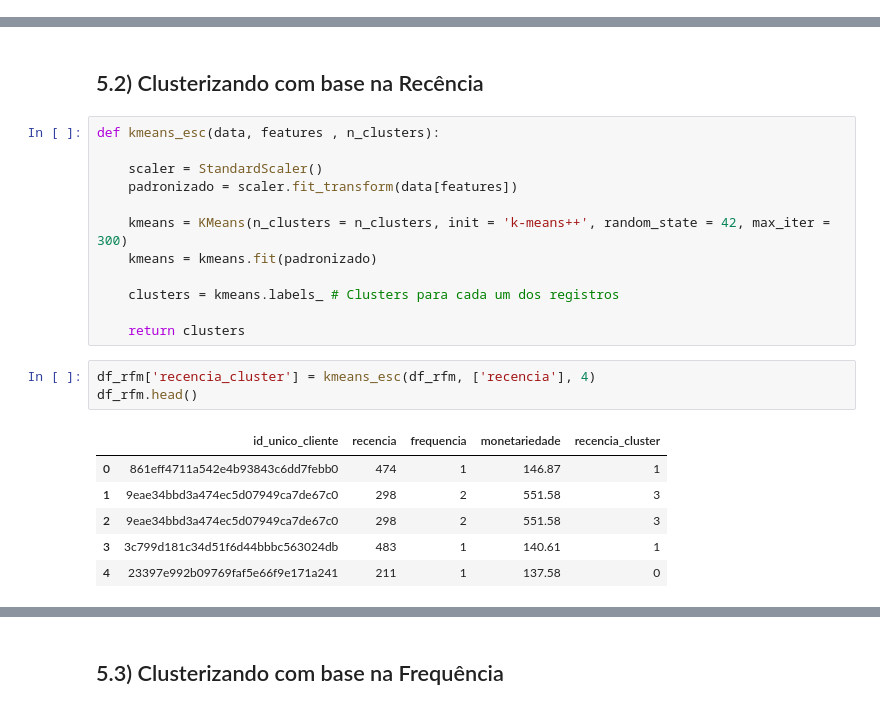
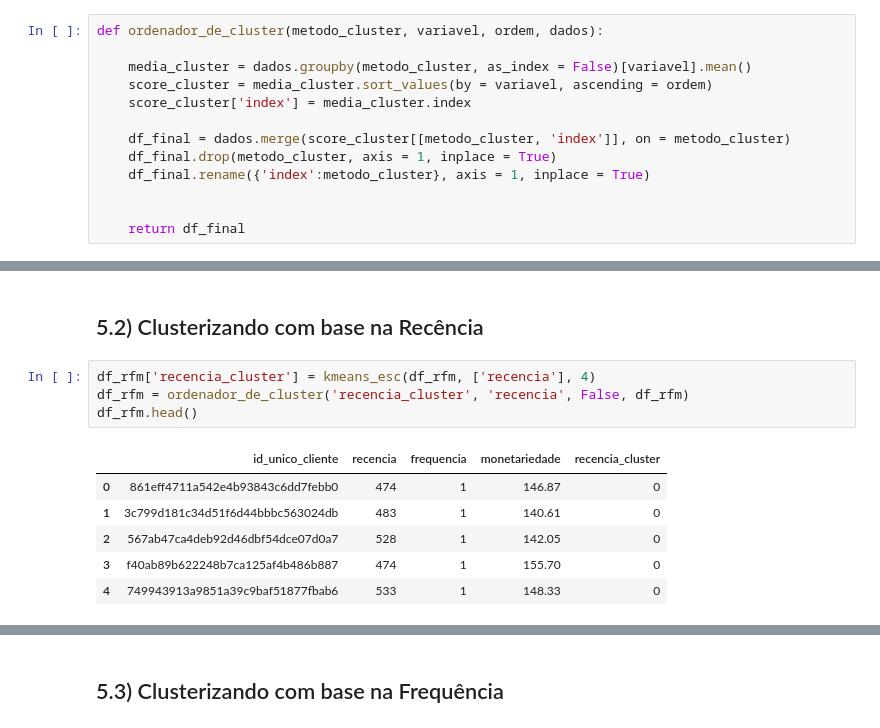
Before and after one commit to leonardovargas10/Modelo_Segmentacao_Clientes, a Jupyter notebook: segmentacao_clientes_marketing.ipynb, the cells around one changed output, grey strips where cells are left out. Drawn from its saved outputs; the diff is of its cells as text.

```diff
--- a/segmentacao_clientes_marketing.ipynb
+++ b/segmentacao_clientes_marketing.ipynb
@@ -485,3 +487,16 @@ def elbow_method(data, features):
+# %%
+def ordenador_de_cluster(metodo_cluster, variavel, ordem, dados):
+
+    media_cluster = dados.groupby(metodo_cluster, as_index = False)[variavel].mean()
+    score_cluster = media_cluster.sort_values(by = variavel, ascending = ordem)
+    score_cluster['index'] = media_cluster.index
+
+    df_final = dados.merge(score_cluster[[metodo_cluster, 'index']], on = metodo_cluster)
+    df_final.drop(metodo_cluster, axis = 1, inplace = True)
+    df_final.rename({'index':metodo_cluster}, axis = 1, inplace = True)
+
+
+    return df_final
 # %% [markdown]
 # <font color='red' style='font-size: 40px;'> 1.0 Entendimento das Bases de Dados </font>
 <hr style='border: 2px solid red;'>
@@ -895,25 +910,14 @@ elbow_method(df_rfm, ['recencia', 'frequencia', 'monetariedade'])
 #### 2. O resultado foi que 4 Clusters seria o número ideal.
 # %% [markdown]
 ## 5.2) Clusterizando com base na Recência
-# %%
-def kmeans_esc(data, features , n_clusters):
-
-    scaler = StandardScaler()
-    padronizado = scaler.fit_transform(data[features])
-
-    kmeans = KMeans(n_clusters = n_clusters, init = 'k-means++', random_state = 42, max_iter = 300)
-    kmeans = kmeans.fit(padronizado)
-
-    clusters = kmeans.labels_ # Clusters para cada um dos registros
-
-    return clusters
 # %%
 df_rfm['recencia_cluster'] = kmeans_esc(df_rfm, ['recencia'], 4)
+df_rfm = ordenador_de_cluster('recencia_cluster', 'recencia', False, df_rfm)
 df_rfm.head()
 # %% [output]
 |  | id_unico_cliente | recencia | frequencia | monetariedade | recencia_cluster |
-| 0 | 861eff4711a542e4b93843c6dd7febb0 | 474 | 1 | 146.87 | 1 |
-| 1 | 9eae34bbd3a474ec5d07949ca7de67c0 | 298 | 2 | 551.58 | 3 |
-| 2 | 9eae34bbd3a474ec5d07949ca7de67c0 | 298 | 2 | 551.58 | 3 |
-| 3 | 3c799d181c34d51f6d44bbbc563024db | 483 | 1 | 140.61 | 1 |
-| 4 | 23397e992b09769faf5e66f9e171a241 | 211 | 1 | 137.58 | 0 |
+| 0 | 861eff4711a542e4b93843c6dd7febb0 | 474 | 1 | 146.87 | 0 |
+| 1 | 3c799d181c34d51f6d44bbbc563024db | 483 | 1 | 140.61 | 0 |
+| 2 | 567ab47ca4deb92d46dbf54dce07d0a7 | 528 | 1 | 142.05 | 0 |
+| 3 | f40ab89b622248b7ca125af4b486b887 | 474 | 1 | 155.70 | 0 |
+| 4 | 749943913a9851a39c9baf51877fbab6 | 533 | 1 | 148.33 | 0 |
```
Also changed, not shown: parts of 15 cells of this notebook.
